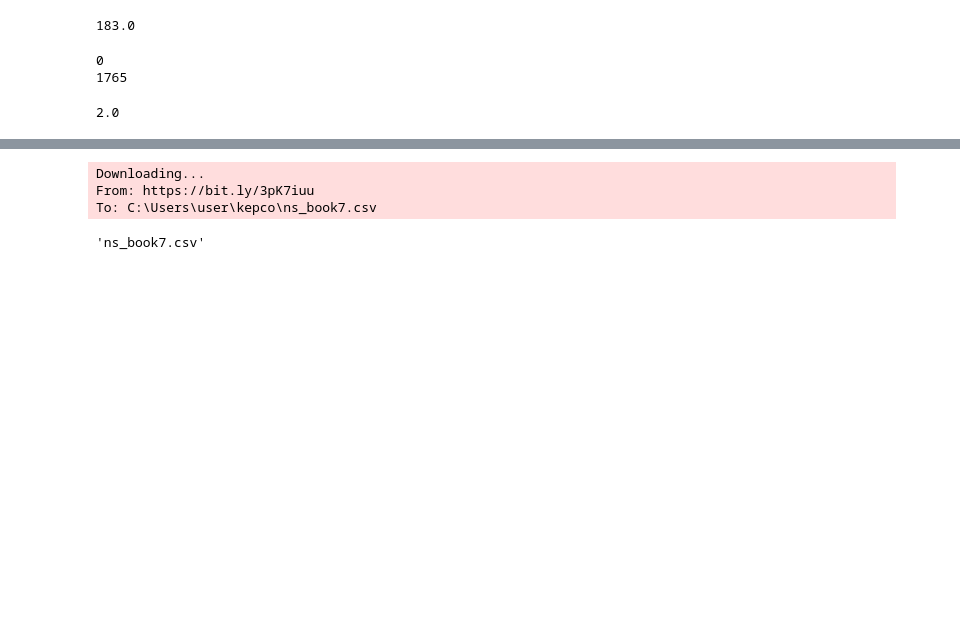
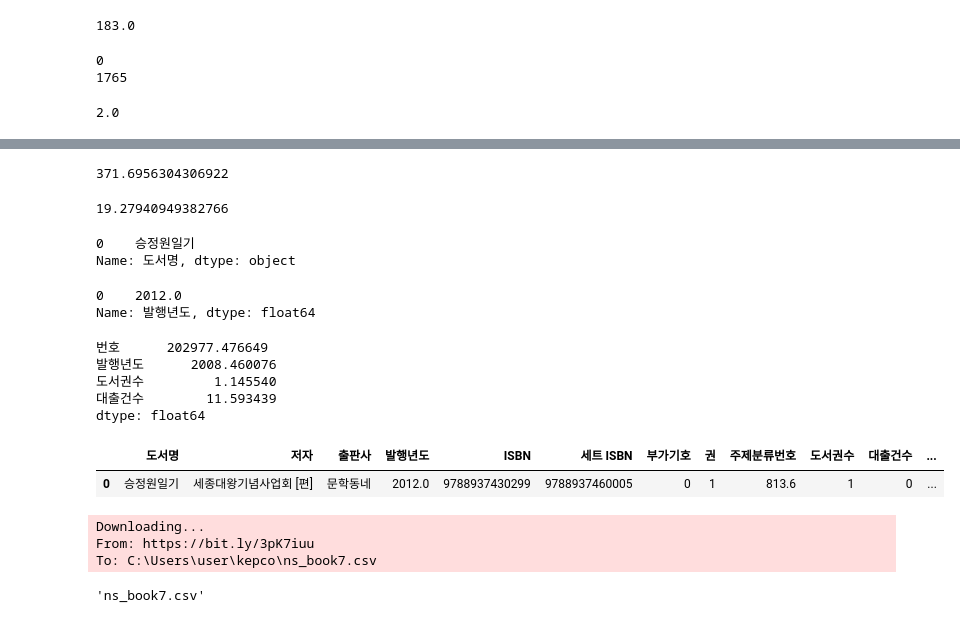
Before and after one commit to yoon0718/kepco, a Jupyter notebook: 09.13_data_summary.ipynb, the cells around one changed output, grey strips where cells are left out. Drawn from its saved outputs; the diff is of its cells as text; code cells hidden in the pictures; blank space fills up the shorter version.

```diff
--- a/09.13_data_summary.ipynb
+++ b/09.13_data_summary.ipynb
@@ -121,0 +112,51 @@ Note: you may need to restart the kernel to use updated packages.
+# %%
+#var()메서드
+#판다스의 분산을 계산하는 메서드
+ns_book7['대출건수'].var()
+#분산은 제곱을 했기 때문에 데이터가 평균에서 멀어질수록 값이 급격히 커진다.
+#단위가 대출건수의 제곱이 되어 해석하기 어렵다.
+#이를 보완하기 위해 분산에 제곱근을 취한 표준편차를 사용
+#그냥 제곱한거에 루트 씌워준다는 뜻
+# %% [output]
+371.6956304306922
+# %%
+#std() 메서드
+ns_book7['대출건수'].std()
+#평균을 구했을 때 11회가 조금 넘는것을 알 수 있었고
+#이는 평균보다 19만큼 더 많거나 적을 수 있다는 의미
+#계산을 해보면 대출건수가 음수다? 이거는 이상하다.
+#평균보다 훨씬 큰 대출건수가 있기 떄문에 표준편차가 큰것으로 예상.
+# %% [output]
+19.27940949382766
+# %%
+#최빈값 구하기
+#데이터에서 가장 많이 등장하는 값
+#ns_book7.describe(include='object')에서 나온 top값이 최빈값
+#판다스에서 mode()메서드는 최빈값을 계산
+ns_book7['도서명'].mode()
+# %% [output]
+0    승정원일기
+Name: 도서명, dtype: object
+# %%
+ns_book7['발행년도'].mode()
+# %% [output]
+0    2012.0
+Name: 발행년도, dtype: float64
+# %%
+#평균, 중앙값, 최솟값, 최댓값, 분위수, 분산, 표준편차
+#위의 판다스 메서드들은 데이터프레임에도 사용 가능
+#수치형 열만 연산할 수 있기 때문에 해당 열에만 적용되도록 numeric_only매개변수를 True로 지정
+#ns_book7에서 numeric_only매개변수를 지정하지 않으면 수치형 4개의 열을 포함한 모든 데이터 타입의 열에 대해
+#수행하기 때문에 시간이 매우 오래 걸리며 경고가 발생
+ns_book7.mean(numeric_only=True)
+# %% [output]
+번호      202977.476649
+발행년도      2008.460076
+도서권수         1.145540
+대출건수        11.593439
+dtype: float64
+# %%
+ns_book7.loc[:, '도서명':].mode()
+# %% [output]
+|  | 도서명 | 저자 | 출판사 | 발행년도 | ISBN | 세트 ISBN | 부가기호 | 권 | 주제분류번호 | 도서권수 | 대출건수 | ... |
+| 0 | 승정원일기 | 세종대왕기념사업회 [편] | 문학동네 | 2012.0 | 9788937430299 | 9788937460005 | 0 | 1 | 813.6 | 1 | 0 | ... |
```
Also changed, not shown: parts of 8 cells of this notebook.
